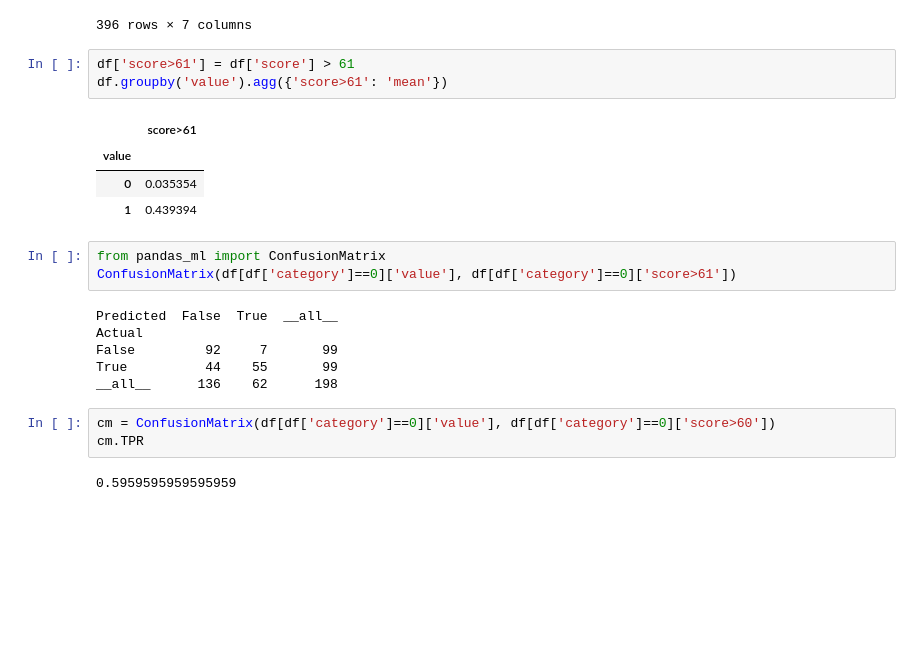
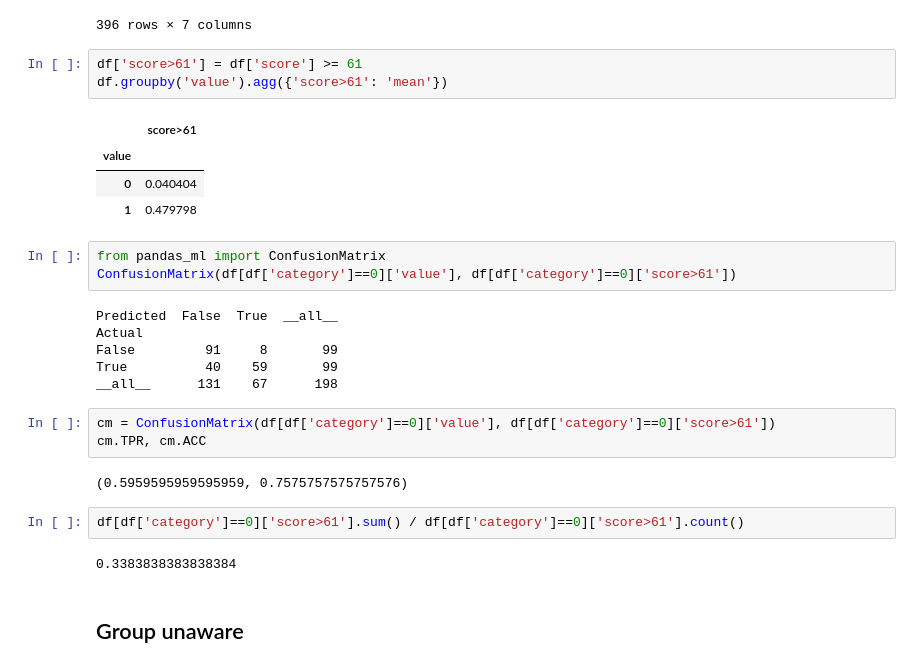
Before and after one commit to seppo0010/fairness-talk, a Jupyter notebook: Untitled.ipynb, the cells around one changed output. Cells and saved outputs as stored; diff of their text form; blank space fills up the shorter version.

```diff
--- a/Untitled.ipynb
+++ b/Untitled.ipynb
@@ -23,24 +23,30 @@ df
 | 197 | 1 | 0 | 0 | 56 | 2 | 80 | 7 |
 396 rows × 7 columns
 # %%
-df['score>61'] = df['score'] > 61
+df['score>61'] = df['score'] >= 61
 df.groupby('value').agg({'score>61': 'mean'})
 # %% [output]
 |  | score>61 |
 | value |  |
-| 0 | 0.035354 |
-| 1 | 0.439394 |
+| 0 | 0.040404 |
+| 1 | 0.479798 |
 # %%
 from pandas_ml import ConfusionMatrix
 ConfusionMatrix(df[df['category']==0]['value'], df[df['category']==0]['score>61'])
 # %% [output]
 Predicted  False  True  __all__
 Actual
-False         92     7       99
-True          44    55       99
-__all__      136    62      198
+False         91     8       99
+True          40    59       99
+__all__      131    67      198
 # %%
-cm = ConfusionMatrix(df[df['category']==0]['value'], df[df['category']==0]['score>60'])
-cm.TPR
+cm = ConfusionMatrix(df[df['category']==0]['value'], df[df['category']==0]['score>61'])
+cm.TPR, cm.ACC
 # %% [output]
-0.5959595959595959
+(0.5959595959595959, 0.7575757575757576)
+# %%
+df[df['category']==0]['score>61'].sum() / df[df['category']==0]['score>61'].count()
+# %% [output]
+0.3383838383838384
+# %% [markdown]
+## Group unaware
```
Also changed, not shown: parts of 19 cells of this notebook.
